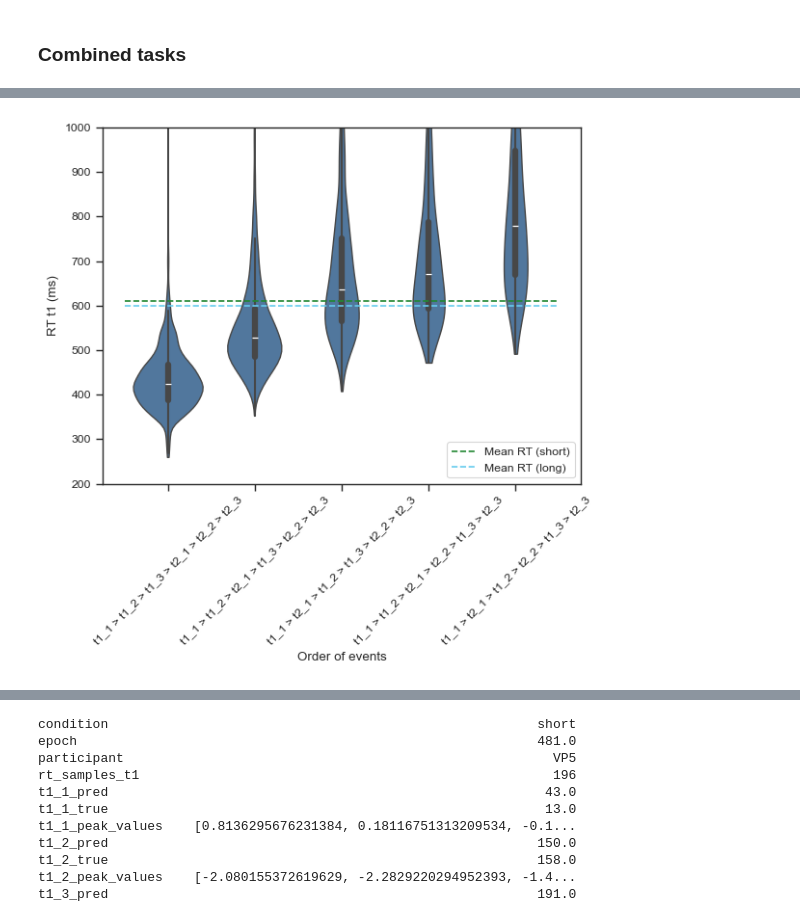
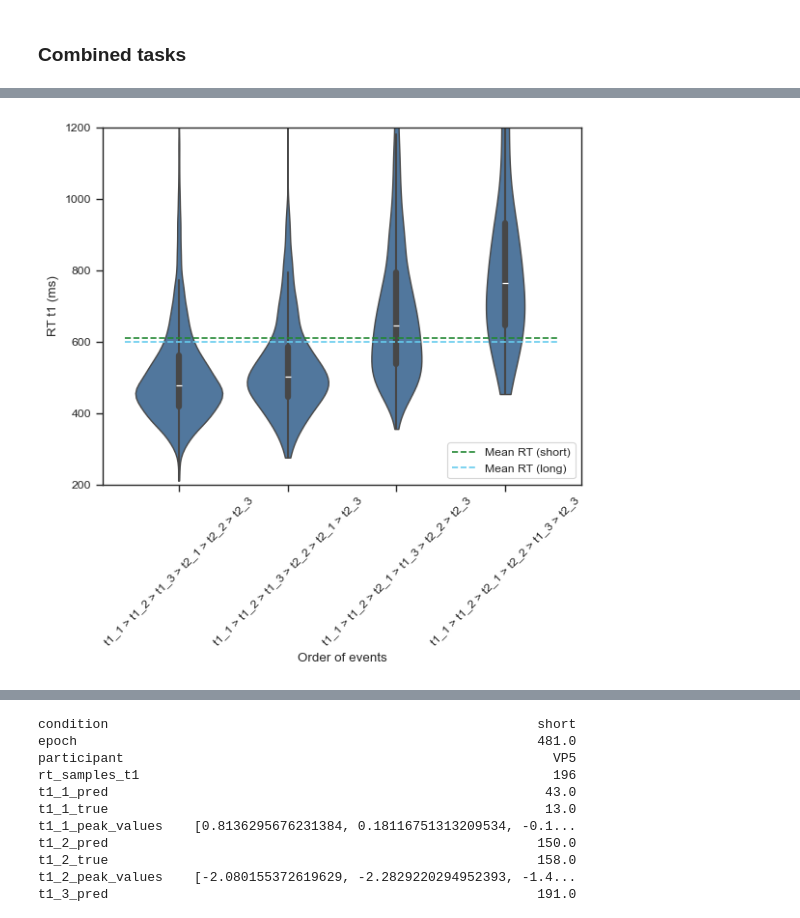
Before and after one commit to rickdott/prp, a Jupyter notebook: s4/5_analysis_combined.ipynb, the cells around one changed output, grey strips where cells are left out. Cells and saved outputs as stored; diff of their text form; code cells hidden in the pictures.

```diff
--- a/s4/5_analysis_combined.ipynb
+++ b/s4/5_analysis_combined.ipynb
@@ -47,4 +97,4 @@ def determine_order(paths: list[Path], labels: list[list[str]]):
 # %%
 paths = [Path("files/t1_peaks.csv"), Path("files/t2_peaks.csv")]
-labels = [labels_t1, labels_t2]
-df = determine_order(paths, labels)
+df = determine_order(paths, [labels_t1, labels_t2])
+df = remove_invalid_orders(df, [labels_t1, labels_t2])
@@ -50,0 +282,9 @@ df = determine_order(paths, labels)
+# %%
+# IRI
+set_seaborn_style()
+df['IRI'] = ((df["rt_samples_t2"] + df["interval_t1"] * 250) - df["rt_samples_t1"]) / 250 * 1000
+# df['IRI'] = df["t2_3_pred"] - df["t1_3_pred"]
+sns.barplot(data=df, x="order_idx", y="IRI", hue="condition")
+xticks = [' > '.join([labels[i] for i in order]) for order in orders]
+plt.xticks(range(len(orders)), xticks, rotation=60)
+plt.show()
@@ -50,0 +338,6 @@ df = determine_order(paths, labels)
+# %%
+set_seaborn_style()
+sns.barplot(data=df[df['condition'] == 'short'], x="order_idx", y="rt_t1")
+xticks = [' > '.join([labels[i] for i in order]) for order in orders]
+plt.xticks(range(len(orders)), xticks, rotation=60)
+plt.show()
@@ -86,8 +381,9 @@ def plot_order_effect_on_rt(df, orders: list[list[int]], labels=["t1_1", "t1_2",
         df.loc[mask, "order_idx"] = idx
     # Filter out rows with order_idx -1
     df = df[df["order_idx"] != -1]
-    df["rt_samples_t1"] = (df["rt_samples_t1"] / 250) * 1000
-    ax = sns.violinplot(data=df, x="order_idx", y="rt_samples_t1", cut=0)
+    # df["rt_t1"] = (df["rt_t1"] / 250) * 1000
+    df["rt_t1"] = df["rt_t1"] * 1000
+    ax = sns.violinplot(data=df, x="order_idx", y="rt_t1", cut=0)
     xticks = [' > '.join([labels[i] for i in order]) for order in orders]
     plt.xticks(range(len(orders)), xticks, rotation=45)
     plt.hlines(y=610.63, xmin=-0.5, xmax=len(orders)-0.5, color=sns.color_palette()[2], linestyles='dashed', label="Mean RT (short)")
@@ -95,5 +391,5 @@ def plot_order_effect_on_rt(df, orders: list[list[int]], labels=["t1_1", "t1_2",
     plt.legend()
     plt.xlabel("Order of events")
     plt.ylabel("RT t1 (ms)")
-    plt.ylim(200, 1000)
+    plt.ylim(200, 1200)
     plt.show()
@@ -100,4 +398,4 @@ def plot_order_effect_on_rt(df, orders: list[list[int]], labels=["t1_1", "t1_2",
 # %%
-plot_order_effect_on_rt(df, [[0, 1, 2, 3, 4, 5], [0, 1, 3, 2, 4, 5], [0, 3, 1, 2, 4, 5], [0, 1, 3, 4, 2, 5], [0, 3, 1, 4, 2, 5]])
+plot_order_effect_on_rt(df, orders)
 # %% [output]
-[figure, old version]
+[figure, new version]
```
Also changed, not shown: parts of 42 cells of this notebook, 16 other files.
